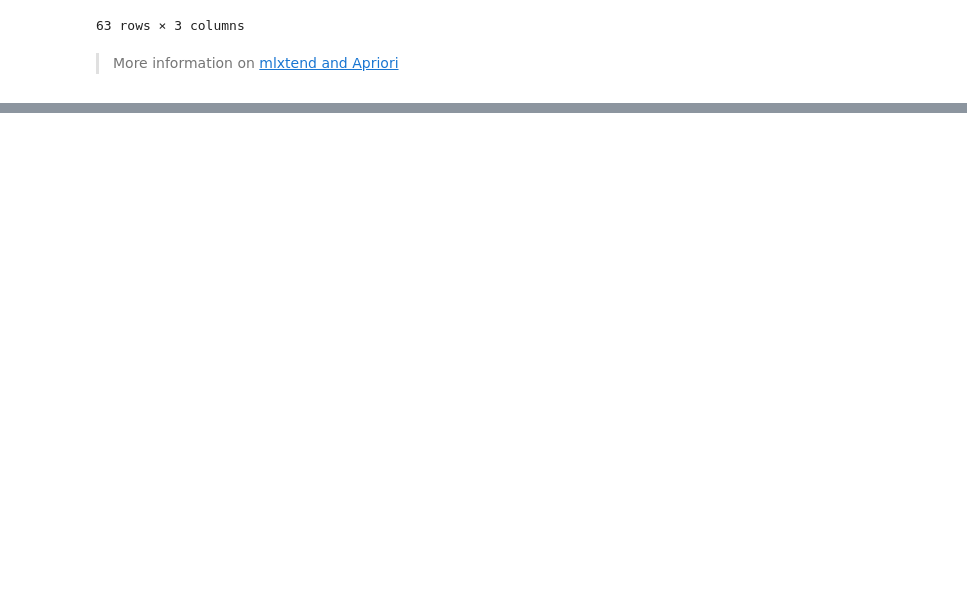
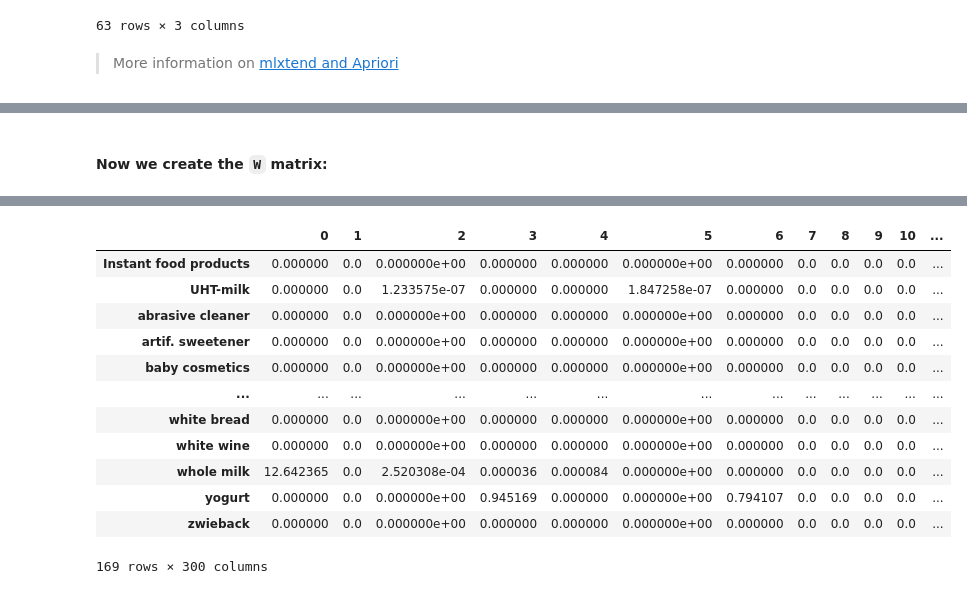
Before and after one commit to appliedecon/data602-lectures, a Jupyter notebook: unsupervised/clustering.ipynb, the cells around one changed output, grey strips where cells are left out. Cells and saved outputs as stored; diff of their text form; code cells hidden in the pictures; blank space fills up the shorter version.

```diff
--- a/unsupervised/clustering.ipynb
+++ b/unsupervised/clustering.ipynb
@@ -798,0 +914,5 @@ results.sort_values(by=['items', 'support'], ascending=[False, False]).query('it
+# %%
+dfT = df.transpose()
+dfT = dfT.iloc[:, 0:300]
+dfT[:] = np.where(dfT[:], 1, 0)
+dfT.head()
@@ -798,0 +929,17 @@ results.sort_values(by=['items', 'support'], ascending=[False, False]).query('it
+# %%
+from sklearn.decomposition import NMF
+import datetime
+
+st = datetime.datetime.now()
+
+nmf = NMF(init=None, max_iter=2500)
+nmf.fit(dfT)
+
+Ht = pd.DataFrame(nmf.components_, columns=dfT.columns)
+
+en = datetime.datetime.now()
+el = en - st
+
+print(f'Elapsed time: {el}')
+
+Ht.head()
@@ -798,0 +955,16 @@ results.sort_values(by=['items', 'support'], ascending=[False, False]).query('it
+# %% [markdown]
+#### Now we create the `W` matrix:
+# %%
+import datetime
+
+st = datetime.datetime.now()
+Wt = pd.DataFrame(nmf.transform(dfT), columns=dfT.columns)
+Wt.index = dfT.index
+
+en = datetime.datetime.now()
+el = en - st
+
+print(f'Elapsed time: {el}')
+
+Wt
+# %% [output]
@@ -798,0 +972,13 @@ results.sort_values(by=['items', 'support'], ascending=[False, False]).query('it
+|  | 0 | 1 | 2 | 3 | 4 | 5 | 6 | 7 | 8 | 9 | 10 | ... |
+| Instant food products | 0.000000 | 0.0 | 0.000000e+00 | 0.000000 | 0.000000 | 0.000000e+00 | 0.000000 | 0.0 | 0.0 | 0.0 | 0.0 | ... |
+| UHT-milk | 0.000000 | 0.0 | 1.233575e-07 | 0.000000 | 0.000000 | 1.847258e-07 | 0.000000 | 0.0 | 0.0 | 0.0 | 0.0 | ... |
+| abrasive cleaner | 0.000000 | 0.0 | 0.000000e+00 | 0.000000 | 0.000000 | 0.000000e+00 | 0.000000 | 0.0 | 0.0 | 0.0 | 0.0 | ... |
+| artif. sweetener | 0.000000 | 0.0 | 0.000000e+00 | 0.000000 | 0.000000 | 0.000000e+00 | 0.000000 | 0.0 | 0.0 | 0.0 | 0.0 | ... |
+| baby cosmetics | 0.000000 | 0.0 | 0.000000e+00 | 0.000000 | 0.000000 | 0.000000e+00 | 0.000000 | 0.0 | 0.0 | 0.0 | 0.0 | ... |
+| ... | ... | ... | ... | ... | ... | ... | ... | ... | ... | ... | ... | ... |
+| white bread | 0.000000 | 0.0 | 0.000000e+00 | 0.000000 | 0.000000 | 0.000000e+00 | 0.000000 | 0.0 | 0.0 | 0.0 | 0.0 | ... |
+| white wine | 0.000000 | 0.0 | 0.000000e+00 | 0.000000 | 0.000000 | 0.000000e+00 | 0.000000 | 0.0 | 0.0 | 0.0 | 0.0 | ... |
+| whole milk | 12.642365 | 0.0 | 2.520308e-04 | 0.000036 | 0.000084 | 0.000000e+00 | 0.000000 | 0.0 | 0.0 | 0.0 | 0.0 | ... |
+| yogurt | 0.000000 | 0.0 | 0.000000e+00 | 0.945169 | 0.000000 | 0.000000e+00 | 0.794107 | 0.0 | 0.0 | 0.0 | 0.0 | ... |
+| zwieback | 0.000000 | 0.0 | 0.000000e+00 | 0.000000 | 0.000000 | 0.000000e+00 | 0.000000 | 0.0 | 0.0 | 0.0 | 0.0 | ... |
+169 rows × 300 columns
```
Also changed, not shown: parts of 25 cells of this notebook.
